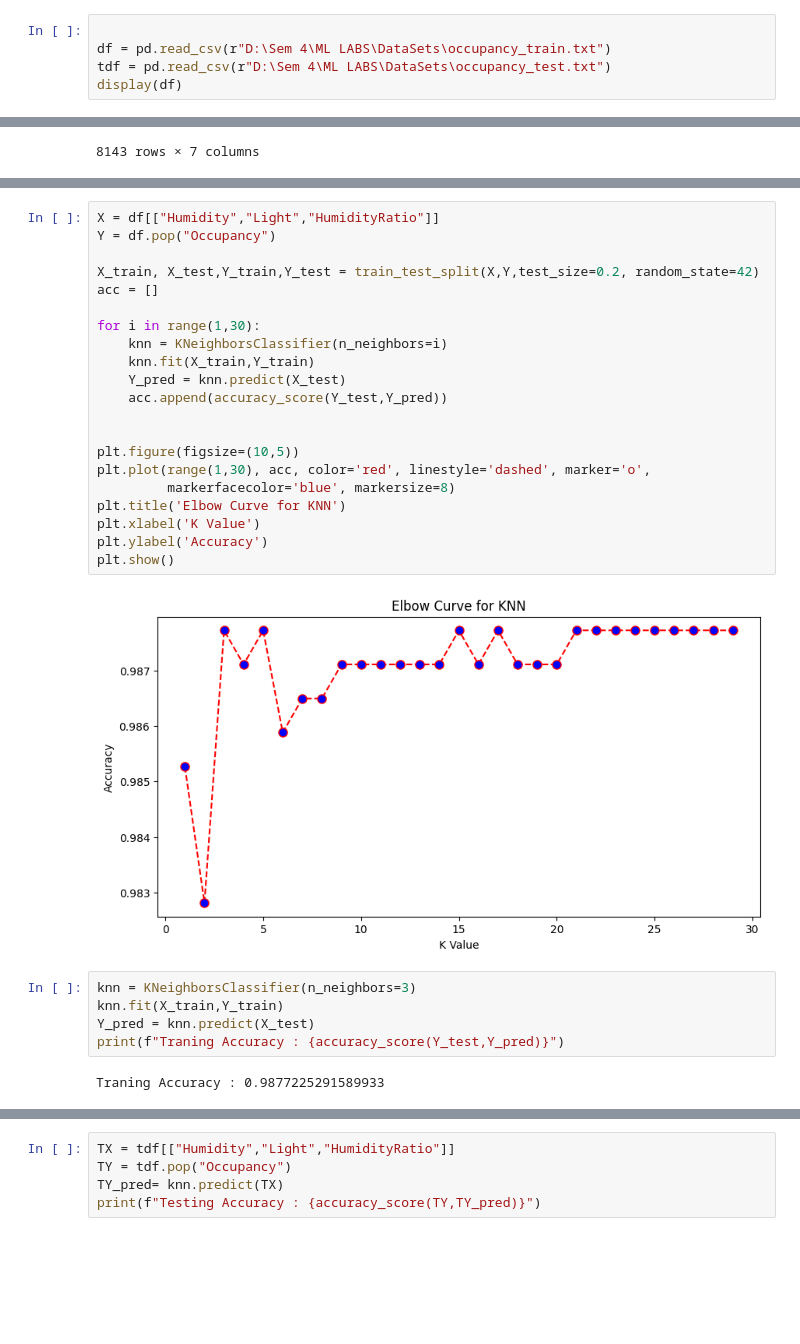
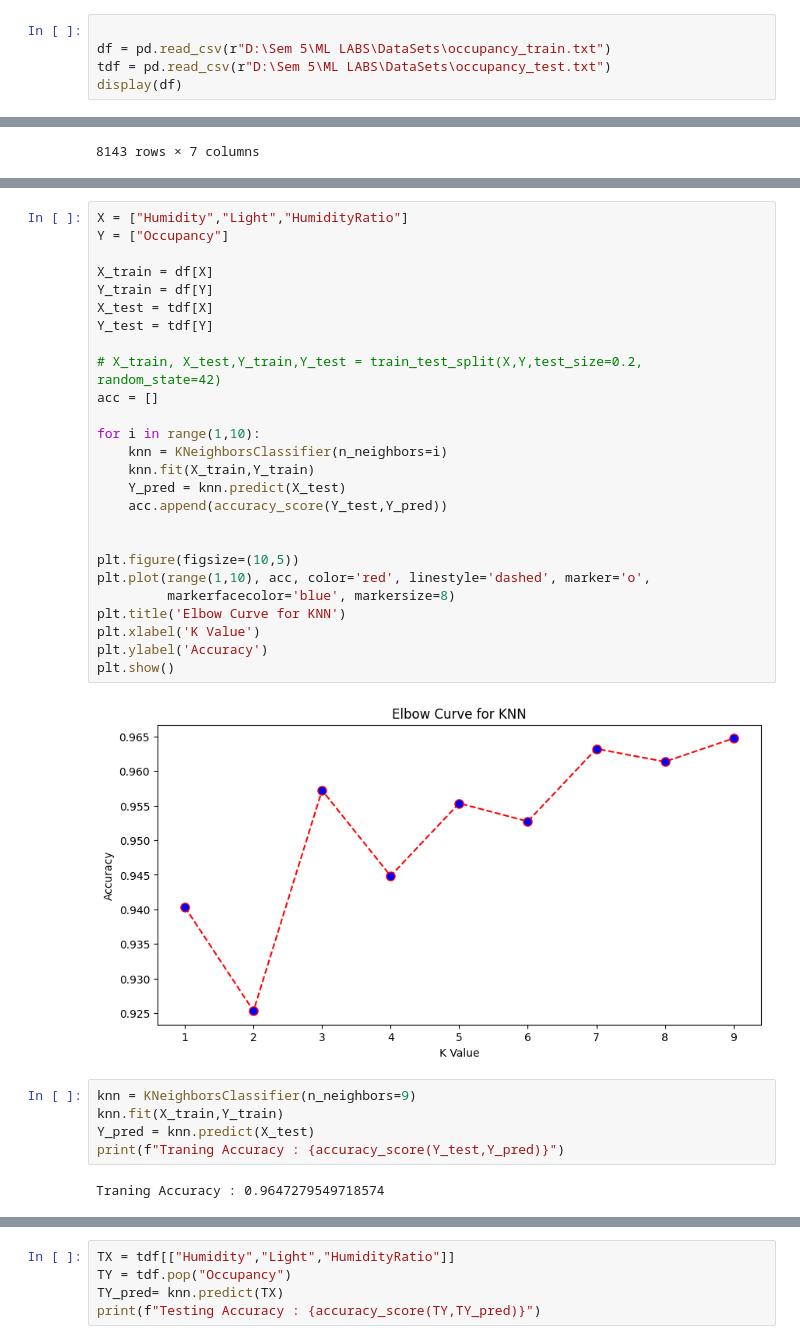
Before and after one commit to syedfahadshah-f7/ML, a Jupyter notebook: Labs/Lab03/Task1.ipynb, the cells around one changed output, grey strips where cells are left out. Cells and saved outputs as stored; diff of their text form; blank space fills up the shorter version.

```diff
--- a/Labs/Lab03/Task1.ipynb
+++ b/Labs/Lab03/Task1.ipynb
@@ -7,7 +9,7 @@ import matplotlib.pyplot as plt
 # %%
 
-df = pd.read_csv(r"D:\Sem 4\ML LABS\DataSets\occupancy_train.txt")
-tdf = pd.read_csv(r"D:\Sem 4\ML LABS\DataSets\occupancy_test.txt")
+df = pd.read_csv(r"D:\Sem 5\ML LABS\DataSets\occupancy_train.txt")
+tdf = pd.read_csv(r"D:\Sem 5\ML LABS\DataSets\occupancy_test.txt")
 display(df)
 # %% [output]
 |  | date | Temperature | Humidity | Light | CO2 | HumidityRatio | Occupancy |
@@ -41,32 +43,37 @@ Data columns (total 7 columns):
 dtypes: float64(5), int64(1), object(1)
 memory usage: 508.9+ KB
 # %%
-X = df[["Humidity","Light","HumidityRatio"]]
-Y = df.pop("Occupancy")
+X = ["Humidity","Light","HumidityRatio"]
+Y = ["Occupancy"]
 
-X_train, X_test,Y_train,Y_test = train_test_split(X,Y,test_size=0.2, random_state=42)
+X_train = df[X]
+Y_train = df[Y]
+X_test = tdf[X]
+Y_test = tdf[Y]
+
+# X_train, X_test,Y_train,Y_test = train_test_split(X,Y,test_size=0.2, random_state=42)
 acc = []
 
-for i in range(1,30):
+for i in range(1,10):
     knn = KNeighborsClassifier(n_neighbors=i)
     knn.fit(X_train,Y_train)
     Y_pred = knn.predict(X_test)
     acc.append(accuracy_score(Y_test,Y_pred))
 
 
 plt.figure(figsize=(10,5))
-plt.plot(range(1,30), acc, color='red', linestyle='dashed', marker='o',
+plt.plot(range(1,10), acc, color='red', linestyle='dashed', marker='o',
          markerfacecolor='blue', markersize=8)
 plt.title('Elbow Curve for KNN')
 plt.xlabel('K Value')
 plt.ylabel('Accuracy')
 plt.show()
 # %% [output]
-[figure, old version]
+[figure, new version]
 # %%
-knn = KNeighborsClassifier(n_neighbors=3)
+knn = KNeighborsClassifier(n_neighbors=9)
 knn.fit(X_train,Y_train)
 Y_pred = knn.predict(X_test)
 print(f"Traning Accuracy : {accuracy_score(Y_test,Y_pred)}")
 # %% [output]
-Traning Accuracy : 0.9877225291589933
+Traning Accuracy : 0.9647279549718574
```
Also changed, not shown: parts of 3 cells of this notebook.
